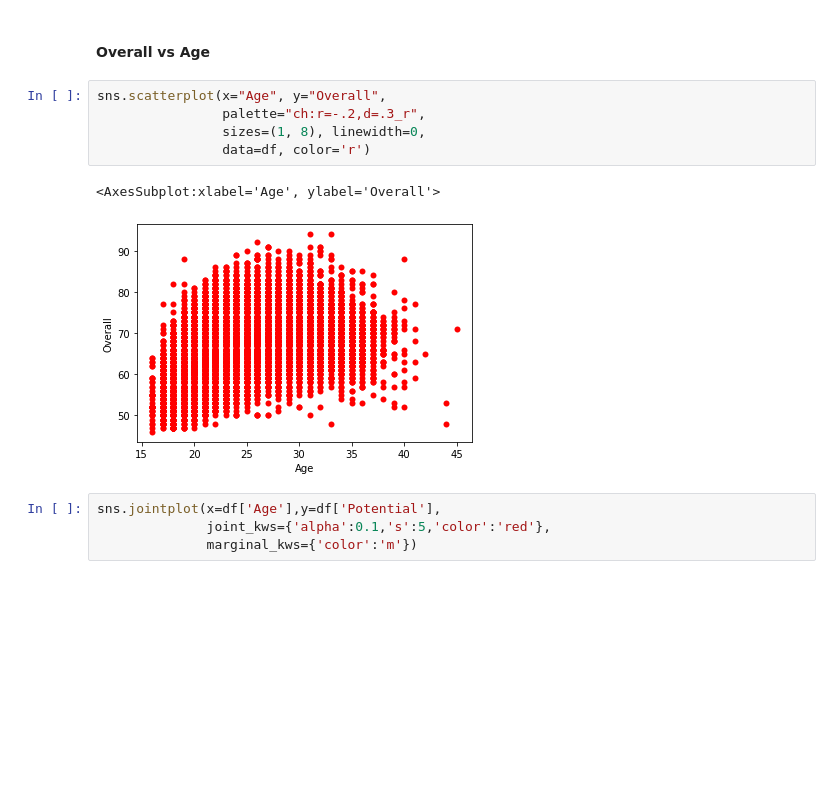
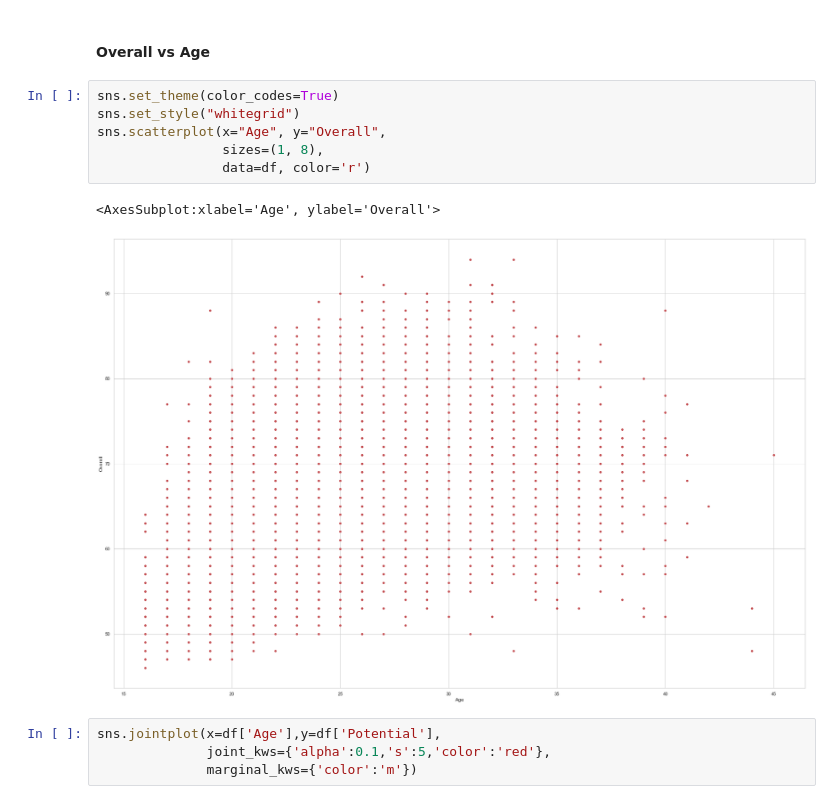
Before and after one commit to edwardedishire/Capstone-Project, a Jupyter notebook: code/Ed Capstone.ipynb, the cells around one changed output. Drawn from its saved outputs; the diff is of its cells as text; blank space fills up the shorter version.

```diff
--- a/code/Ed Capstone.ipynb
+++ b/code/Ed Capstone.ipynb
@@ -149,13 +156,14 @@ sns.histplot(df, x="Age", kde=True)
 # %% [markdown]
 #### Overall vs Age
 # %%
+sns.set_theme(color_codes=True)
+sns.set_style("whitegrid")
 sns.scatterplot(x="Age", y="Overall",
-                palette="ch:r=-.2,d=.3_r",
-                sizes=(1, 8), linewidth=0,
+                sizes=(1, 8),
                 data=df, color='r')
 # %% [output]
 <AxesSubplot:xlabel='Age', ylabel='Overall'>
-[figure, old version]
+[figure, new version]
 # %%
 sns.jointplot(x=df['Age'],y=df['Potential'],
               joint_kws={'alpha':0.1,'s':5,'color':'red'},
```
Also changed, not shown: parts of 11 cells of this notebook.
